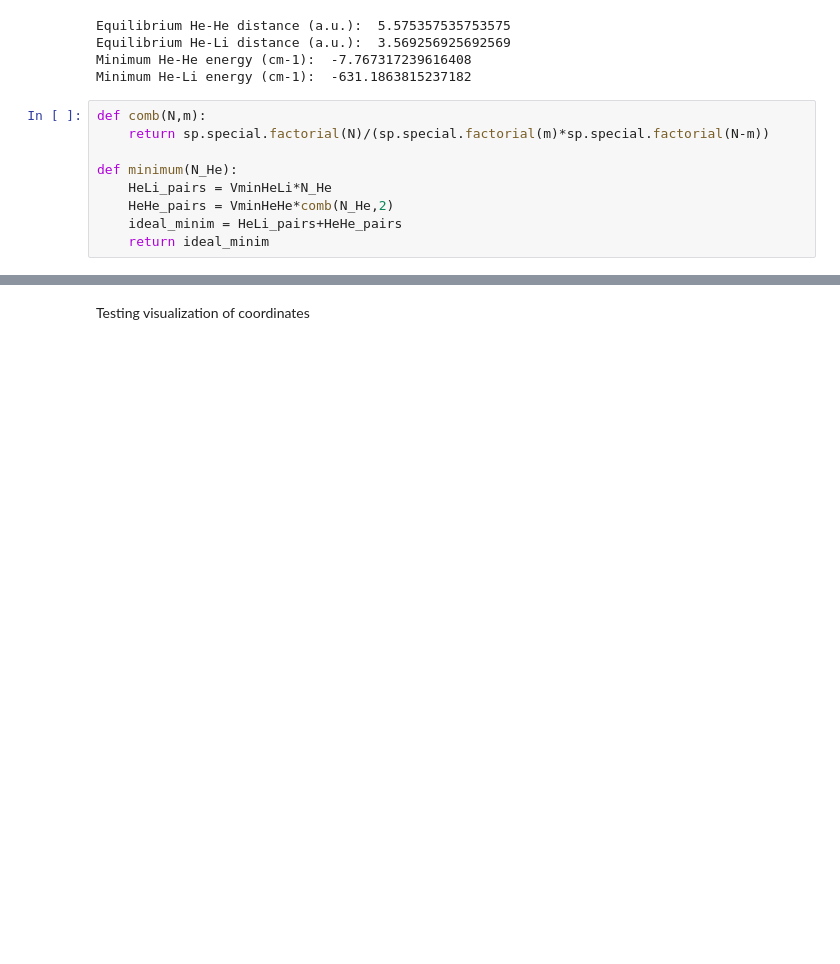
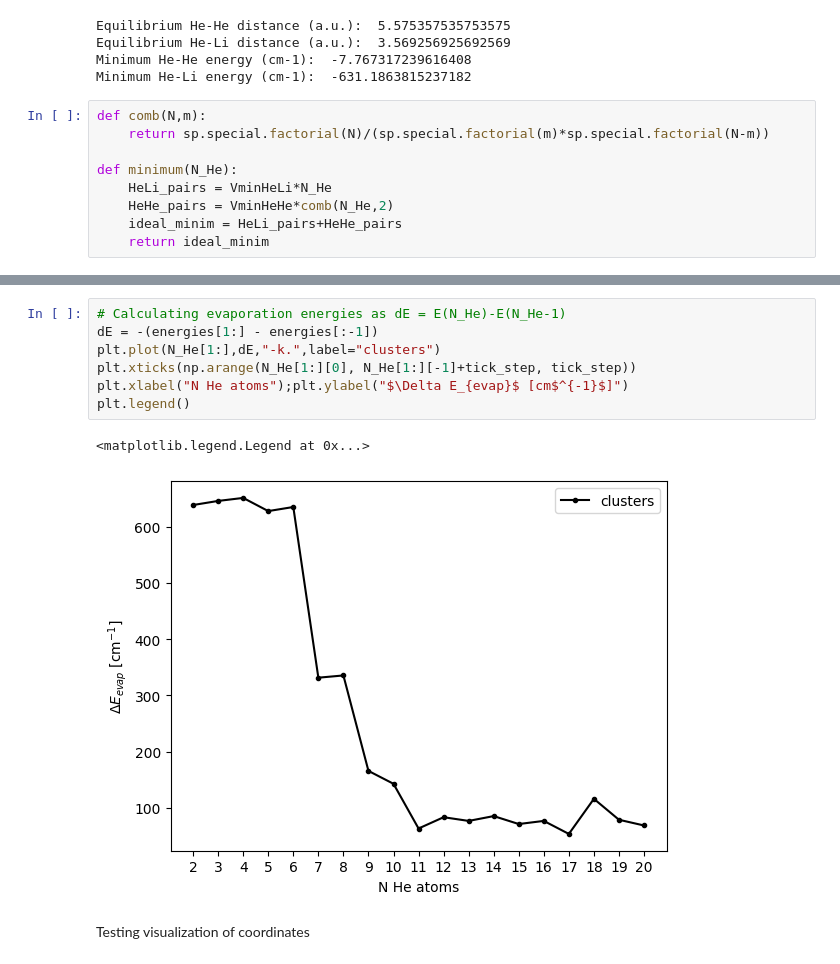
Before and after one commit to diegonti/ICC, a Jupyter notebook: Final Project/testingMC.ipynb, the cells around one changed output, grey strips where cells are left out. Drawn from its saved outputs; the diff is of its cells as text; blank space fills up the shorter version.

```diff
--- a/Final Project/testingMC.ipynb
+++ b/Final Project/testingMC.ipynb
@@ -173,3 +174,13 @@ plt.savefig("energies.jpg",dpi=600)
+# %%
+# Calculating evaporation energies as dE = E(N_He)-E(N_He-1)
+dE = -(energies[1:] - energies[:-1])
+plt.plot(N_He[1:],dE,"-k.",label="clusters")
+plt.xticks(np.arange(N_He[1:][0], N_He[1:][-1]+tick_step, tick_step))
+plt.xlabel("N He atoms");plt.ylabel("$\Delta E_{evap}$ [cm$^{-1}$]")
+plt.legend()
+# %% [output]
+<matplotlib.legend.Legend at 0x...>
+[figure, added]
 # %% [markdown]
 Testing visualization of coordinates
 # %%
```
Also changed, not shown: parts of 1 cell of this notebook, 1 other file.
